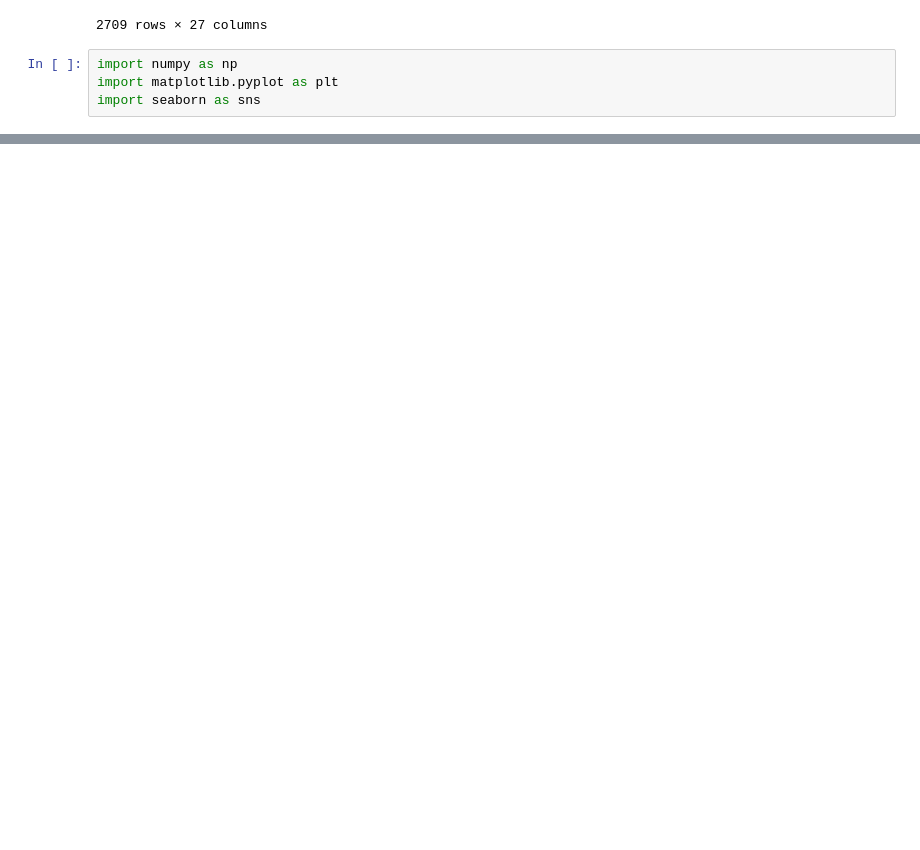
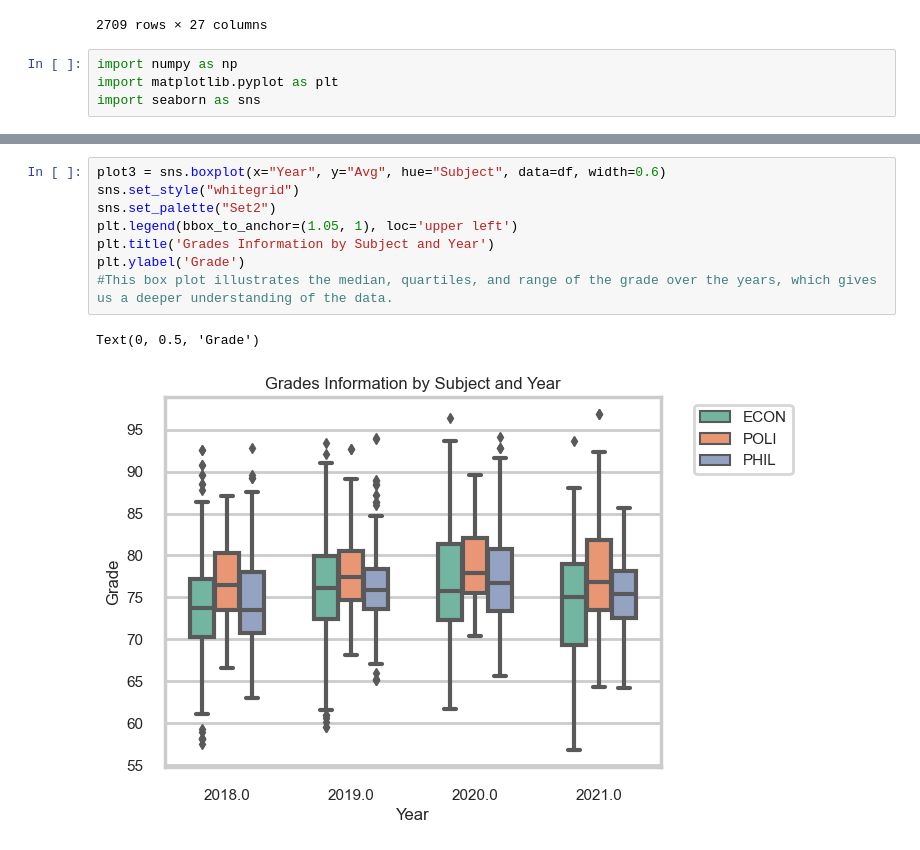
Before and after one commit to ubco-W2022T2-data301/project-group-group03, a Jupyter notebook: analysis/analysis3.ipynb, the cells around one changed output, grey strips where cells are left out. Drawn from its saved outputs; the diff is of its cells as text; blank space fills up the shorter version.

```diff
--- a/analysis/analysis3.ipynb
+++ b/analysis/analysis3.ipynb
@@ -46,0 +52,11 @@ sns.set_context("poster", font_scale=1)
+# %%
+plot3 = sns.boxplot(x="Year", y="Avg", hue="Subject", data=df, width=0.6)
+sns.set_style("whitegrid")
+sns.set_palette("Set2")
+plt.legend(bbox_to_anchor=(1.05, 1), loc='upper left')
+plt.title('Grades Information by Subject and Year')
+plt.ylabel('Grade')
+#This box plot illustrates the median, quartiles, and range of the grade over the years, which gives us a deeper understanding of the data.
+# %% [output]
+Text(0, 0.5, 'Grade')
+[figure, added]
```
Also changed, not shown: parts of 2 cells of this notebook, 1 other file.
